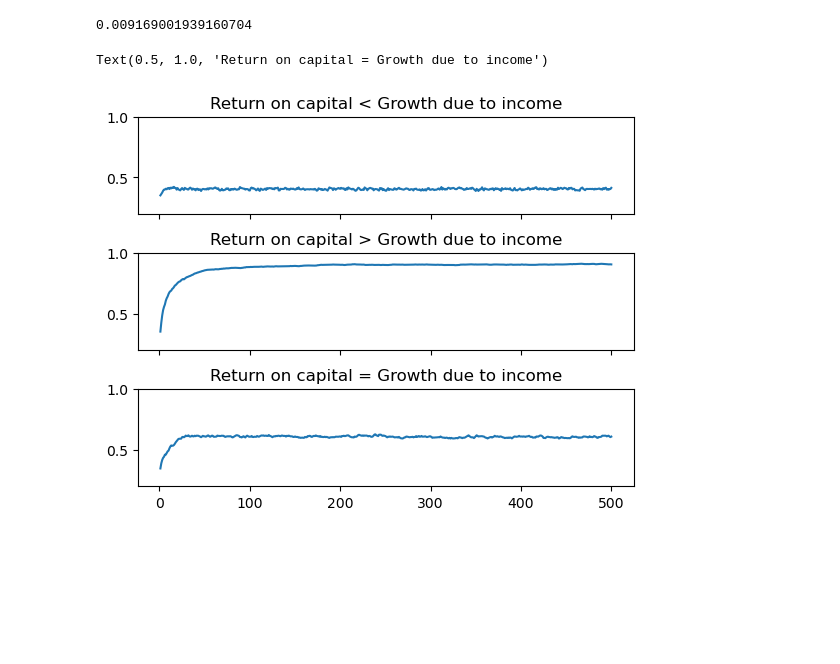
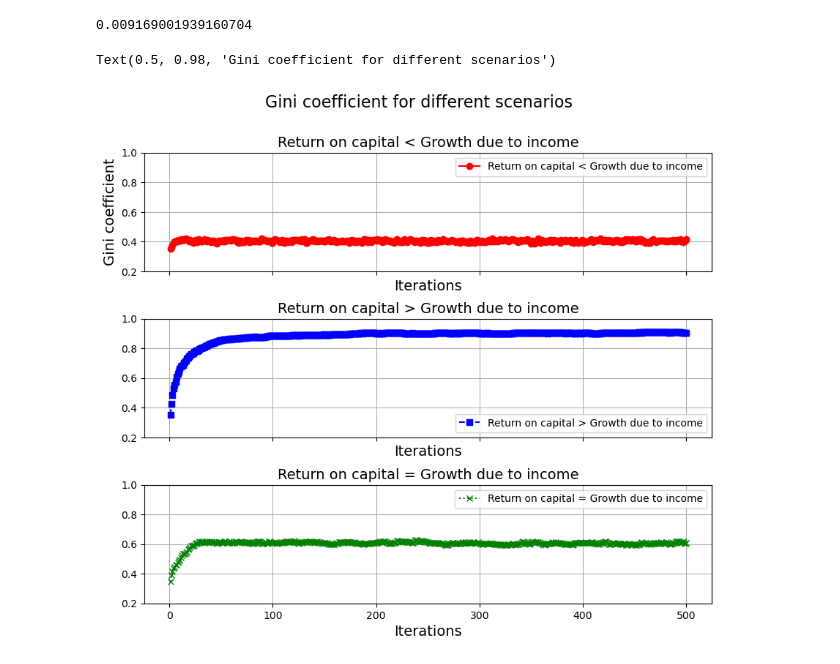
Before and after one commit to Haoran-Jie/EconomicInequality_Simulator_Investigation, a Jupyter notebook: tick4.ipynb, the cells around one changed output. Cells and saved outputs as stored; diff of their text form; code cells hidden in the pictures; blank space fills up the shorter version.

```diff
--- a/tick4.ipynb
+++ b/tick4.ipynb
@@ -103,18 +103,35 @@ for i in range(time_period):
     iterate_once(world_3,incomes,ratioo,kin_exchange_flag=False)
     ginis_3.append(gini(world_3.copy()))
 # %%
-#Graph plot
+fig, axes = plt.subplots(3,1,sharex=True,sharey=True, figsize=(10,8))
 
-fig, axes = plt.subplots(3,1,sharex=True,sharey=True)
-axes[0].plot(np.arange(1,501),ginis_1)
-axes[1].plot(np.arange(1,501),ginis_2)
-axes[2].plot(np.arange(1,501),ginis_3)
+axes[0].plot(np.arange(1,501),ginis_1, color='red', linestyle='-', marker='o', label='Return on capital < Growth due to income')
+axes[1].plot(np.arange(1,501),ginis_2, color='blue', linestyle='--', marker='s', label='Return on capital > Growth due to income')
+axes[2].plot(np.arange(1,501),ginis_3, color='green', linestyle=':', marker='x', label='Return on capital = Growth due to income')
 
 axes[0].set_ylim([0.2,1])
+axes[0].set_yticks(np.arange(0.2, 1.2, 0.2))
 plt.subplots_adjust(hspace=0.4)
-axes[0].set_title("Return on capital < Growth due to income")
-axes[1].set_title("Return on capital > Growth due to income")
-axes[2].set_title("Return on capital = Growth due to income")
+
+axes[0].set_title("Return on capital < Growth due to income", fontsize=14)
+axes[1].set_title("Return on capital > Growth due to income", fontsize=14)
+axes[2].set_title("Return on capital = Growth due to income", fontsize=14)
+
+axes[0].set_xlabel("Iterations", fontsize=14)
+axes[1].set_xlabel("Iterations", fontsize=14)
+axes[2].set_xlabel("Iterations", fontsize=14)
+
+axes[0].set_ylabel("Gini coefficient", fontsize=14)
+
+axes[0].grid(True)
+axes[1].grid(True)
+axes[2].grid(True)
+
+axes[0].legend()
+axes[1].legend()
+axes[2].legend()
+
+fig.suptitle("Gini coefficient for different scenarios", fontsize=16)
 # %% [output]
-Text(0.5, 1.0, 'Return on capital = Growth due to income')
+Text(0.5, 0.98, 'Gini coefficient for different scenarios')
-[figure, old version]
+[figure, new version]
```
